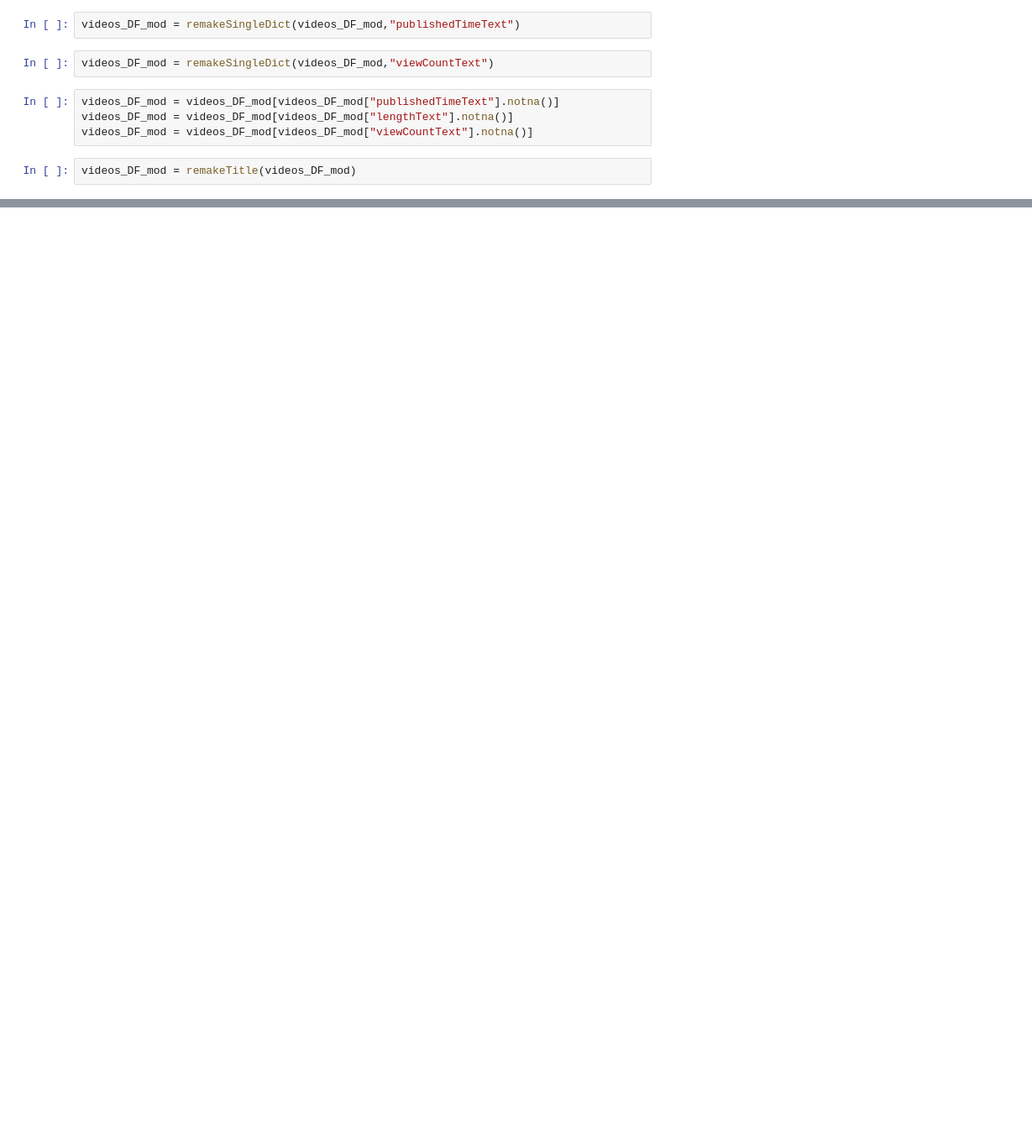
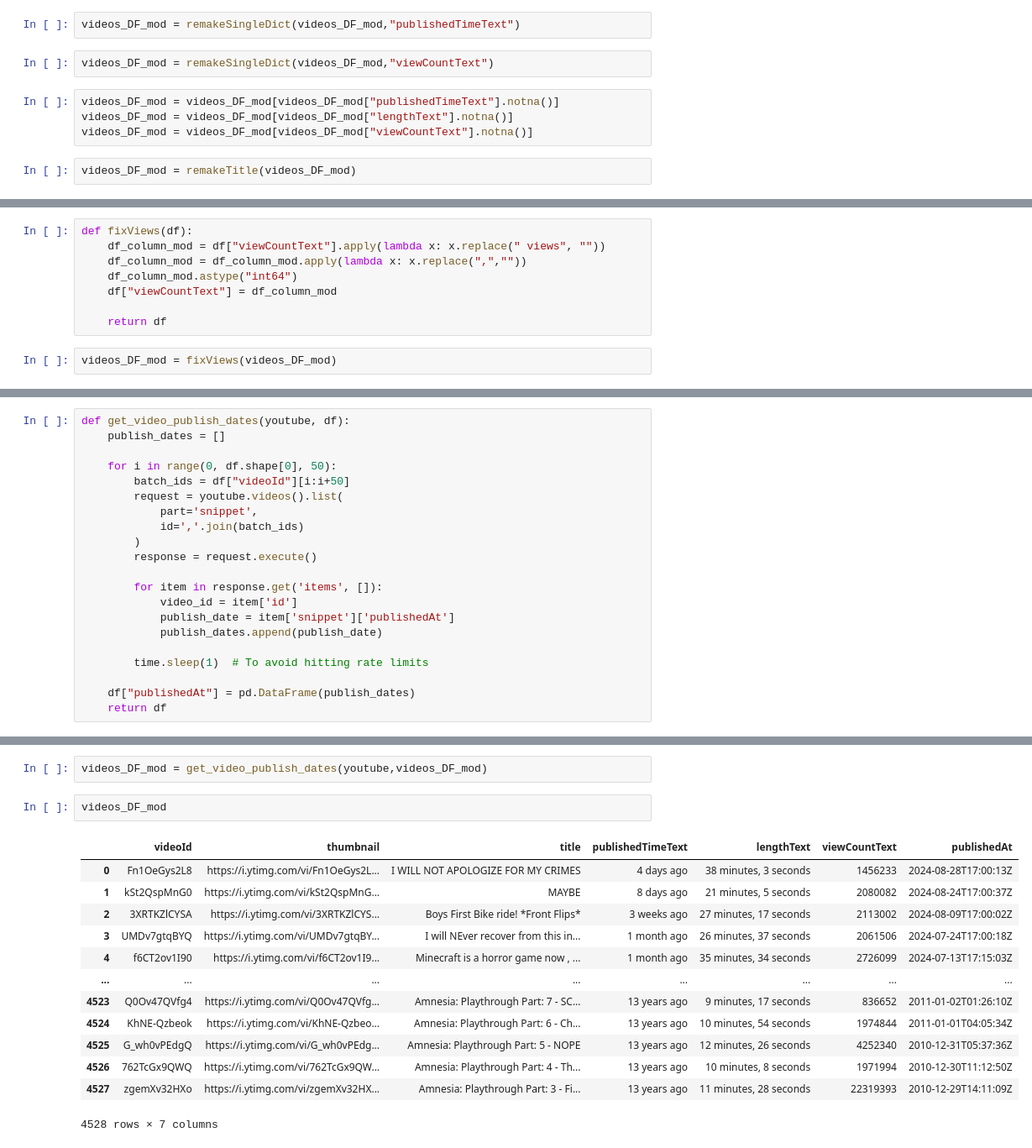
Before and after one commit to IainHenn/Youtube-Summarizer, a Jupyter notebook: main.ipynb, the cells around one changed output, grey strips where cells are left out. Shown: that part at 84% size. Cells and saved outputs as stored; diff of their text form; blank space fills up the shorter version.

```diff
--- a/main.ipynb
+++ b/main.ipynb
@@ -144,0 +169,10 @@ Name: 0, dtype: object
+# %%
+def fixViews(df):
+    df_column_mod = df["viewCountText"].apply(lambda x: x.replace(" views", ""))
+    df_column_mod = df_column_mod.apply(lambda x: x.replace(",",""))
+    df_column_mod.astype("int64")
+    df["viewCountText"] = df_column_mod
+
+    return df
+# %%
+videos_DF_mod = fixViews(videos_DF_mod)
@@ -144,0 +195,21 @@ Name: 0, dtype: object
+# %%
+def get_video_publish_dates(youtube, df):
+    publish_dates = []
+
+    for i in range(0, df.shape[0], 50):
+        batch_ids = df["videoId"][i:i+50]
+        request = youtube.videos().list(
+            part='snippet',
+            id=','.join(batch_ids)
+        )
+        response = request.execute()
+
+        for item in response.get('items', []):
+            video_id = item['id']
+            publish_date = item['snippet']['publishedAt']
+            publish_dates.append(publish_date)
+
+        time.sleep(1)  # To avoid hitting rate limits
+
+    df["publishedAt"] = pd.DataFrame(publish_dates)
+    return df
@@ -144,0 +227,18 @@ Name: 0, dtype: object
+# %%
+videos_DF_mod = get_video_publish_dates(youtube,videos_DF_mod)
+# %%
+videos_DF_mod
+# %% [output]
+|  | videoId | thumbnail | title | publishedTimeText | lengthText | viewCountText | publishedAt |
+| 0 | Fn1OeGys2L8 | https://i.ytimg.com/vi/Fn1OeGys2L... | I WILL NOT APOLOGIZE FOR MY CRIMES | 4 days ago | 38 minutes, 3 seconds | 1456233 | 2024-08-28T17:00:13Z |
+| 1 | kSt2QspMnG0 | https://i.ytimg.com/vi/kSt2QspMnG... | MAYBE | 8 days ago | 21 minutes, 5 seconds | 2080082 | 2024-08-24T17:00:37Z |
+| 2 | 3XRTKZlCYSA | https://i.ytimg.com/vi/3XRTKZlCYS... | Boys First Bike ride! *Front Flips* | 3 weeks ago | 27 minutes, 17 seconds | 2113002 | 2024-08-09T17:00:02Z |
+| 3 | UMDv7gtqBYQ | https://i.ytimg.com/vi/UMDv7gtqBY... | I will NEver recover from this in... | 1 month ago | 26 minutes, 37 seconds | 2061506 | 2024-07-24T17:00:18Z |
+| 4 | f6CT2ov1I90 | https://i.ytimg.com/vi/f6CT2ov1I9... | Minecraft is a horror game now , ... | 1 month ago | 35 minutes, 34 seconds | 2726099 | 2024-07-13T17:15:03Z |
+| ... | ... | ... | ... | ... | ... | ... | ... |
+| 4523 | Q0Ov47QVfg4 | https://i.ytimg.com/vi/Q0Ov47QVfg... | Amnesia: Playthrough Part: 7 - SC... | 13 years ago | 9 minutes, 17 seconds | 836652 | 2011-01-02T01:26:10Z |
+| 4524 | KhNE-Qzbeok | https://i.ytimg.com/vi/KhNE-Qzbeo... | Amnesia: Playthrough Part: 6 - Ch... | 13 years ago | 10 minutes, 54 seconds | 1974844 | 2011-01-01T04:05:34Z |
+| 4525 | G_wh0vPEdgQ | https://i.ytimg.com/vi/G_wh0vPEdg... | Amnesia: Playthrough Part: 5 - NOPE | 13 years ago | 12 minutes, 26 seconds | 4252340 | 2010-12-31T05:37:36Z |
+| 4526 | 762TcGx9QWQ | https://i.ytimg.com/vi/762TcGx9QW... | Amnesia: Playthrough Part: 4 - Th... | 13 years ago | 10 minutes, 8 seconds | 1971994 | 2010-12-30T11:12:50Z |
+| 4527 | zgemXv32HXo | https://i.ytimg.com/vi/zgemXv32HX... | Amnesia: Playthrough Part: 3 - Fi... | 13 years ago | 11 minutes, 28 seconds | 22319393 | 2010-12-29T14:11:09Z |
+4528 rows × 7 columns
```
Also changed, not shown: parts of 12 cells of this notebook.
